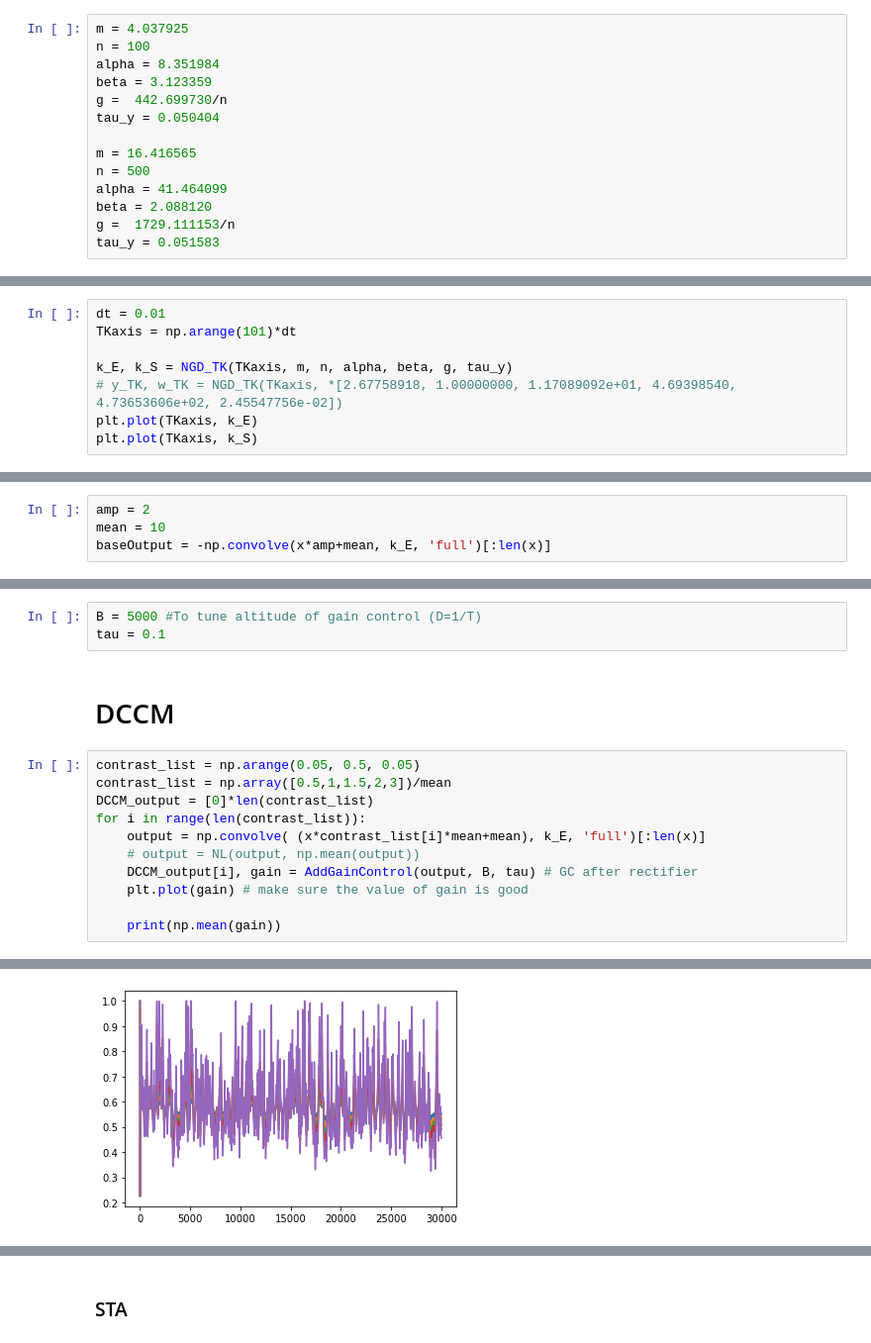
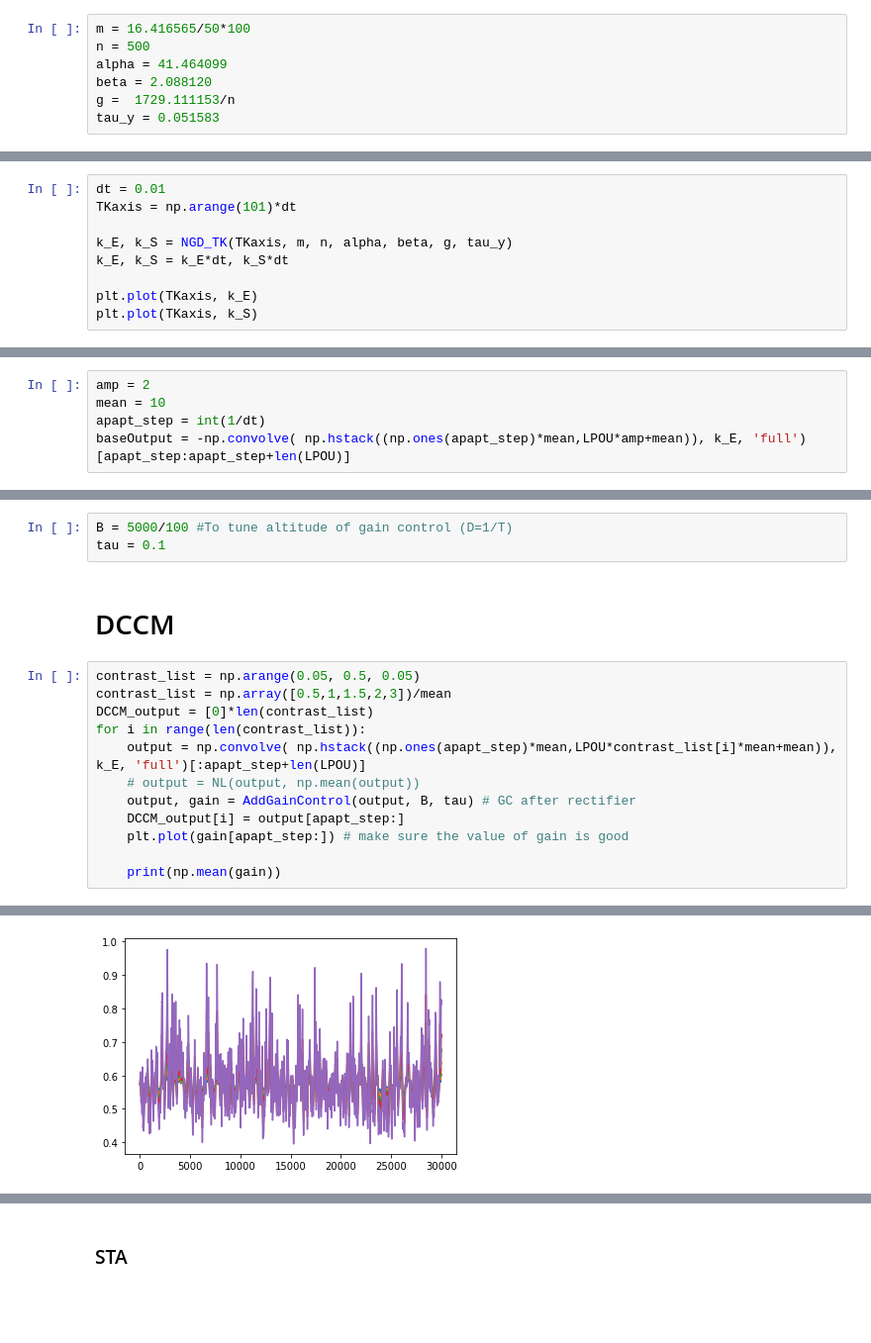
Before and after one commit to llincooi/retina_python, a Jupyter notebook: ContrastPaper/NGDGC.ipynb, the cells around one changed output, grey strips where cells are left out. Shown: that part at 99% size. Saved outputs shown, nothing was run; the diff lists cells and outputs as text; blank space fills up the shorter version.

Commit message:
Modified the value of parameters

```diff
--- a/ContrastPaper/NGDGC.ipynb
+++ b/ContrastPaper/NGDGC.ipynb
@@ -46,12 +47,5 @@ def angular_gradient(x):
 # %%
-m = 4.037925
-n =	100
-alpha = 8.351984
-beta = 3.123359
-g =  442.699730/n
-tau_y = 0.050404
-
-m = 16.416565
+m = 16.416565/50*100
 n =	500
 alpha = 41.464099
 beta = 2.088120
@@ -66,7 +56,8 @@ dt = 0.01
 TKaxis = np.arange(101)*dt
 
 k_E, k_S = NGD_TK(TKaxis, m, n, alpha, beta, g, tau_y)
-# y_TK, w_TK = NGD_TK(TKaxis, *[2.67758918, 1.00000000, 1.17089092e+01, 4.69398540, 4.73653606e+02, 2.45547756e-02])
+k_E, k_S = k_E*dt, k_S*dt
+
 plt.plot(TKaxis, k_E)
 plt.plot(TKaxis, k_S)
 # %% [output]
@@ -109,7 +100,8 @@ x = (LPOU-np.mean(LPOU))/np.std(LPOU)
 # %%
 amp = 2
 mean = 10
-baseOutput = -np.convolve(x*amp+mean, k_E, 'full')[:len(x)]
+apapt_step = int(1/dt)
+baseOutput = -np.convolve( np.hstack((np.ones(apapt_step)*mean,LPOU*amp+mean)), k_E, 'full')[apapt_step:apapt_step+len(LPOU)]
 # %%
 window = [-1,1] # second
 timeaxis = np.arange(-100,101)*dt
@@ -154,7 +146,7 @@ def AddGainControl(r, B, tau):
     output[output<0] = 0
     return  output, gain
 # %%
-B = 5000 #To tune altitude of gain control (D=1/T)
+B = 5000/100 #To tune altitude of gain control (D=1/T)
 tau = 0.1
 # %% [markdown]
 # DCCM
@@ -163,10 +155,11 @@ contrast_list = np.arange(0.05, 0.5, 0.05)
 contrast_list = np.array([0.5,1,1.5,2,3])/mean
 DCCM_output = [0]*len(contrast_list)
 for i in range(len(contrast_list)):
-    output = np.convolve( (x*contrast_list[i]*mean+mean), k_E, 'full')[:len(x)]
+    output = np.convolve( np.hstack((np.ones(apapt_step)*mean,LPOU*contrast_list[i]*mean+mean)), k_E, 'full')[:apapt_step+len(LPOU)]
     # output = NL(output, np.mean(output))
-    DCCM_output[i], gain = AddGainControl(output, B, tau) # GC after rectifier
-    plt.plot(gain) # make sure the value of gain is good
+    output, gain = AddGainControl(output, B, tau) # GC after rectifier
+    DCCM_output[i] = output[apapt_step:]
+    plt.plot(gain[apapt_step:]) # make sure the value of gain is good
 
     print(np.mean(gain))
 # %% [output]
@@ -178,4 +171,4 @@ for i in range(len(contrast_list)):
-[figure, old version]
+[figure, new version]
 # %%
 for i in range(len(contrast_list)-1):
     r = -DCCM_output[i]
```
Also changed, not shown: parts of 18 cells of this notebook, 4 other files.
